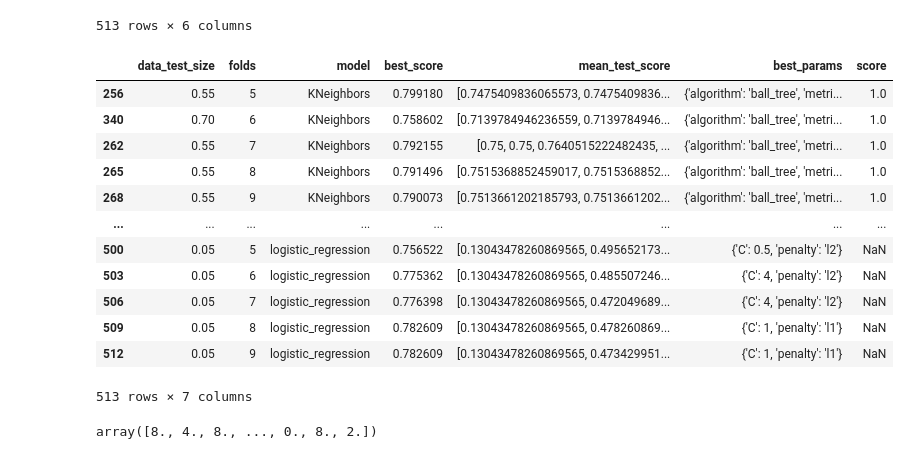
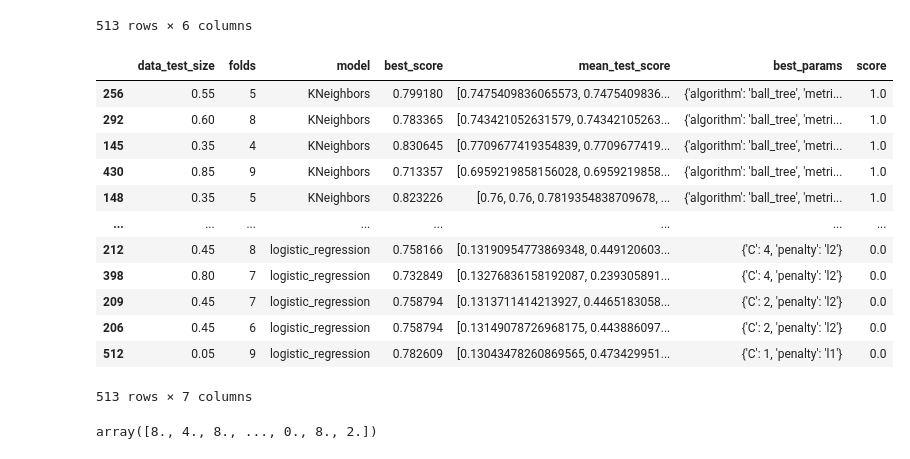
Before and after one commit to davidcohenunibo/machine_learning_1, a Jupyter notebook: SvmKnn.ipynb, the cells around one changed output. Drawn from its saved outputs; the diff is of its cells as text; code cells hidden in the pictures.

Commit message:
resolve bug for score column

```diff
--- a/SvmKnn.ipynb
+++ b/SvmKnn.ipynb
@@ -213,26 +213,27 @@ dataframe
 | 512 | 0.05 | 9 | logistic_regression | 0.782609 | [0.13043478260869565, 0.473429951... | {'C': 1, 'penalty': 'l1'} |
 513 rows × 6 columns
 # %%
+dataframe['score'] = 0
 # for SVC
 datawork = dataframe.loc[dataframe['model'] == "SVC"]
 dataframe['score'].update(datawork['best_params'].map(lambda x: SVC(**x).fit(x_train, y_train).score(x_train, y_train)))
 # for KNN
 datawork = dataframe.loc[dataframe['model'] == "KNeighbors"]
 dataframe['score'].update(datawork['best_params'].map(lambda x: KNeighborsClassifier(**x).fit(x_train, y_train).score(x_train, y_train)))# for KNN
 dataframe.sort_values(by='score', ascending=False)
 # %% [output]
 |  | data_test_size | folds | model | best_score | mean_test_score | best_params | score |
 | 256 | 0.55 | 5 | KNeighbors | 0.799180 | [0.7475409836065573, 0.7475409836... | {'algorithm': 'ball_tree', 'metri... | 1.0 |
-| 340 | 0.70 | 6 | KNeighbors | 0.758602 | [0.7139784946236559, 0.7139784946... | {'algorithm': 'ball_tree', 'metri... | 1.0 |
-| 262 | 0.55 | 7 | KNeighbors | 0.792155 | [0.75, 0.75, 0.7640515222482435, ... | {'algorithm': 'ball_tree', 'metri... | 1.0 |
-| 265 | 0.55 | 8 | KNeighbors | 0.791496 | [0.7515368852459017, 0.7515368852... | {'algorithm': 'ball_tree', 'metri... | 1.0 |
-| 268 | 0.55 | 9 | KNeighbors | 0.790073 | [0.7513661202185793, 0.7513661202... | {'algorithm': 'ball_tree', 'metri... | 1.0 |
+| 292 | 0.60 | 8 | KNeighbors | 0.783365 | [0.743421052631579, 0.74342105263... | {'algorithm': 'ball_tree', 'metri... | 1.0 |
+| 145 | 0.35 | 4 | KNeighbors | 0.830645 | [0.7709677419354839, 0.7709677419... | {'algorithm': 'ball_tree', 'metri... | 1.0 |
+| 430 | 0.85 | 9 | KNeighbors | 0.713357 | [0.6959219858156028, 0.6959219858... | {'algorithm': 'ball_tree', 'metri... | 1.0 |
+| 148 | 0.35 | 5 | KNeighbors | 0.823226 | [0.76, 0.76, 0.7819354838709678, ... | {'algorithm': 'ball_tree', 'metri... | 1.0 |
 | ... | ... | ... | ... | ... | ... | ... | ... |
-| 500 | 0.05 | 5 | logistic_regression | 0.756522 | [0.13043478260869565, 0.495652173... | {'C': 0.5, 'penalty': 'l2'} | NaN |
-| 503 | 0.05 | 6 | logistic_regression | 0.775362 | [0.13043478260869565, 0.485507246... | {'C': 4, 'penalty': 'l2'} | NaN |
-| 506 | 0.05 | 7 | logistic_regression | 0.776398 | [0.13043478260869565, 0.472049689... | {'C': 4, 'penalty': 'l2'} | NaN |
-| 509 | 0.05 | 8 | logistic_regression | 0.782609 | [0.13043478260869565, 0.478260869... | {'C': 1, 'penalty': 'l1'} | NaN |
-| 512 | 0.05 | 9 | logistic_regression | 0.782609 | [0.13043478260869565, 0.473429951... | {'C': 1, 'penalty': 'l1'} | NaN |
+| 212 | 0.45 | 8 | logistic_regression | 0.758166 | [0.13190954773869348, 0.449120603... | {'C': 4, 'penalty': 'l2'} | 0.0 |
+| 398 | 0.80 | 7 | logistic_regression | 0.732849 | [0.13276836158192087, 0.239305891... | {'C': 4, 'penalty': 'l2'} | 0.0 |
+| 209 | 0.45 | 7 | logistic_regression | 0.758794 | [0.1313711414213927, 0.4465183058... | {'C': 2, 'penalty': 'l2'} | 0.0 |
+| 206 | 0.45 | 6 | logistic_regression | 0.758794 | [0.13149078726968175, 0.443886097... | {'C': 2, 'penalty': 'l2'} | 0.0 |
+| 512 | 0.05 | 9 | logistic_regression | 0.782609 | [0.13043478260869565, 0.473429951... | {'C': 1, 'penalty': 'l1'} | 0.0 |
 513 rows × 7 columns
 # %%
 databest = dataframe.sort_values(by='best_score', ascending=True)
```
Also changed, not shown: parts of 1 cell of this notebook.
